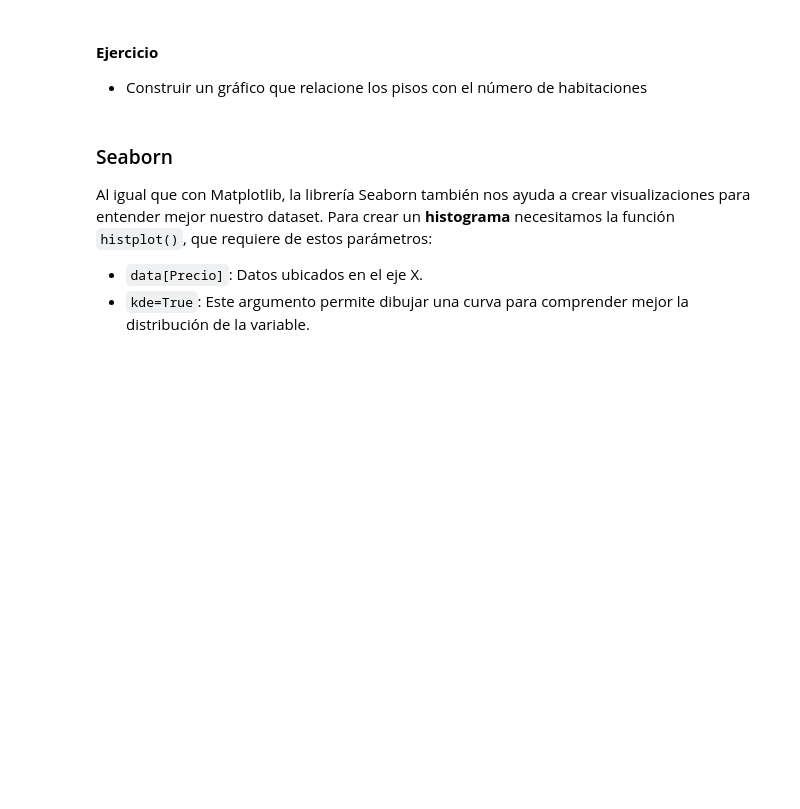
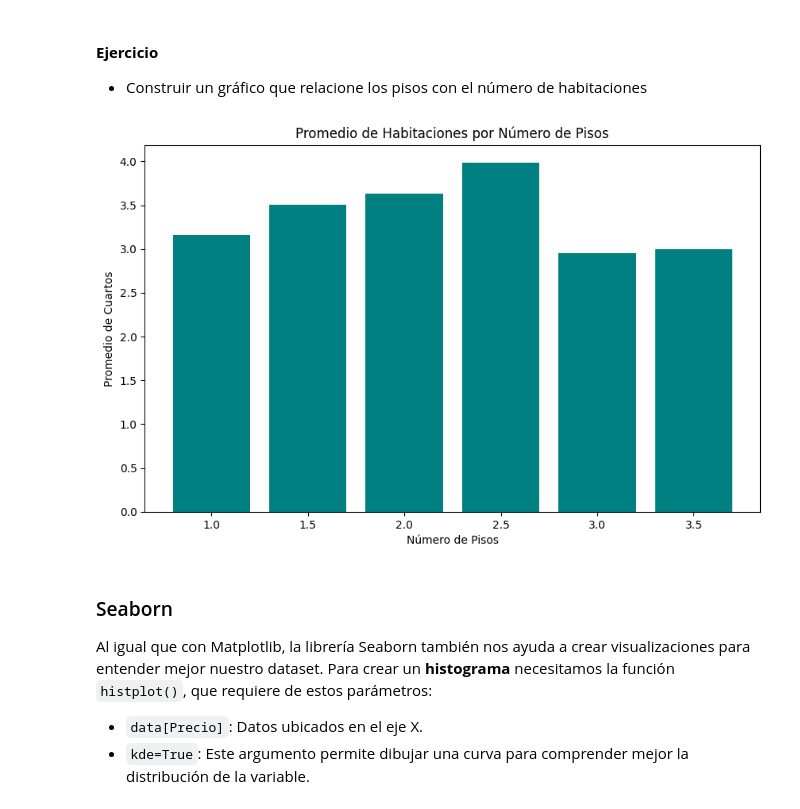
Before and after one commit to Kazzu00/MaterialDeClase-ISIS-2611, a Jupyter notebook: Prácticas/Exploración de datos/ManipulacionExploracionCalidad.ipynb, the cells around one changed output. Saved outputs shown, nothing was run; the diff lists cells and outputs as text; code cells hidden in the pictures; blank space fills up the shorter version.

```diff
--- a/Prácticas/Exploración de datos/ManipulacionExploracionCalidad.ipynb
+++ b/Prácticas/Exploración de datos/ManipulacionExploracionCalidad.ipynb
@@ -425,17 +617,26 @@ Este gráfico nos permite comprender con mayor claridad la distribución de nues
 
 * Construir un gráfico que relacione los pisos con el número de habitaciones
 # %%
-# TODO: Agrupa por 'Pisos' y calcula el promedio de 'Cuartos'
+# Agrupa por 'Pisos' y calcula el promedio de 'Cuartos'
+promedio_habitaciones = data.groupby('Pisos')['Cuartos'].mean()
 
-# TODO: Crea una nueva figura
+# Crea una nueva figura
+plt.figure(figsize=(10, 6))
 
-# TODO: Dibuja las barras usando el índice como categorías y los valores como alturas
+# Dibuja las barras usando el índice como categorías y los valores como alturas
+plt.bar(promedio_habitaciones.index.astype(str), promedio_habitaciones.values, color='teal')
 
-# TODO: Agrega un título diciente para el gráfico
+# Agrega un título diciente para el gráfico
+plt.title('Promedio de Habitaciones por Número de Pisos')
 
-# TODO: Nombra los ejes
+# Nombra los ejes
+plt.xlabel('Número de Pisos')
+plt.ylabel('Promedio de Cuartos')
 
-# TODO: Muestra el gráfico.
+# Muestra el gráfico
+plt.show()
+# %% [output]
+[figure, added]
 # %% [markdown]
 
 
```
Also changed, not shown: parts of 30 cells of this notebook.
